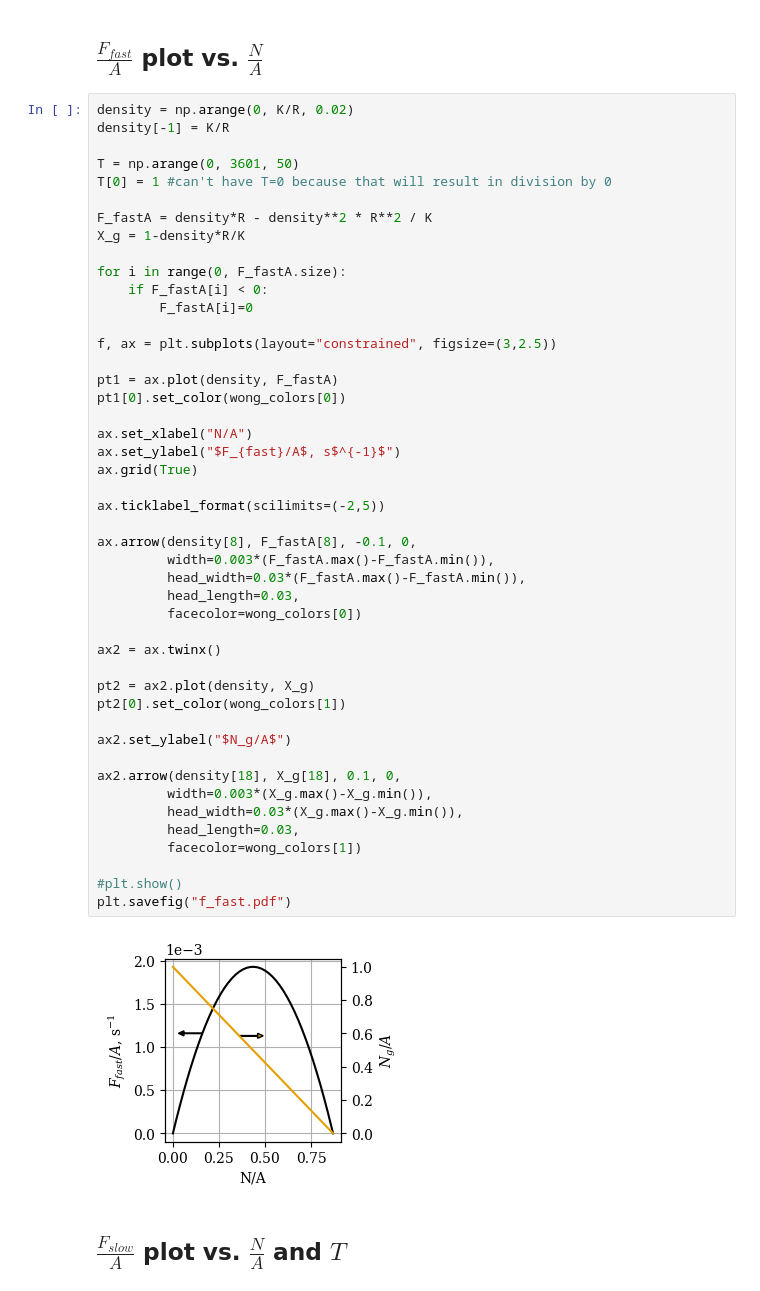
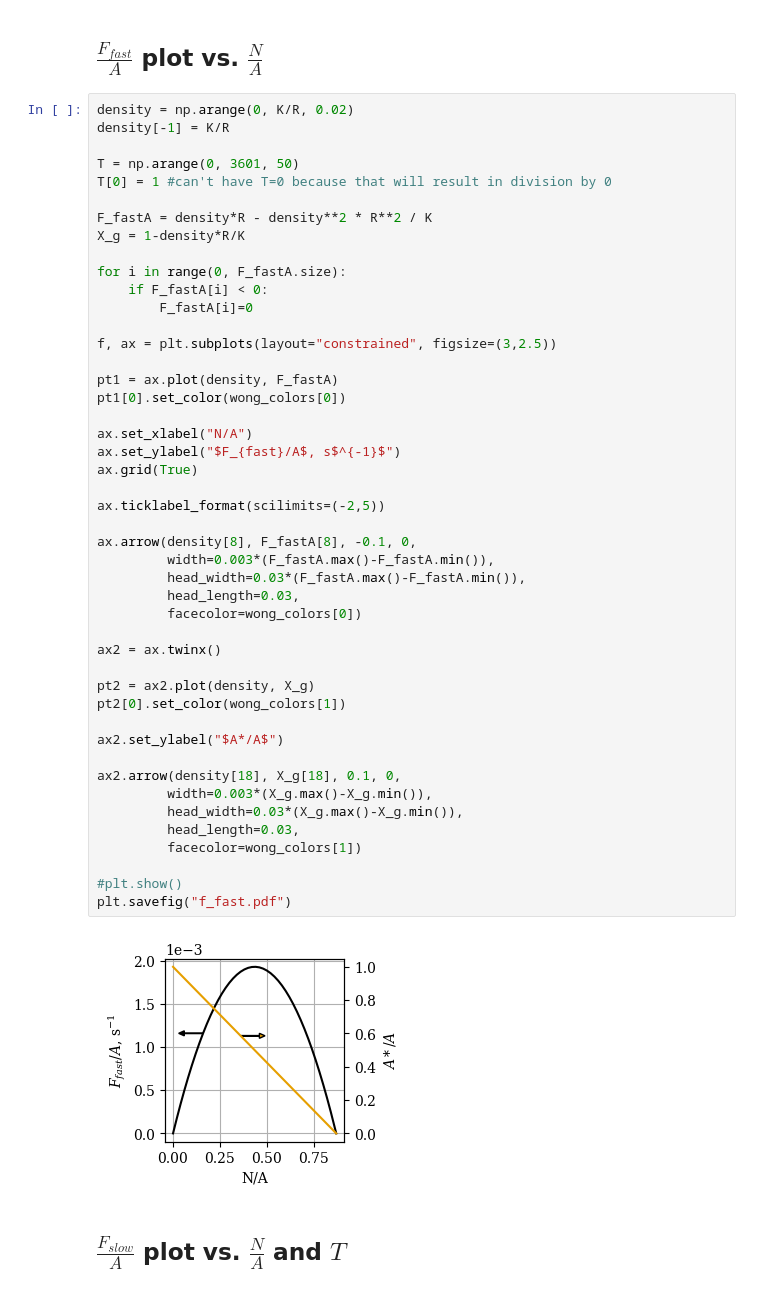
Before and after one commit to ELFREELAND/minecraft_sheep, a Jupyter notebook: deterministic/deterministic_plots.ipynb, the cells around one changed output. Saved outputs shown, nothing was run; the diff lists cells and outputs as text.

```diff
--- a/deterministic/deterministic_plots.ipynb
+++ b/deterministic/deterministic_plots.ipynb
@@ -44,35 +44,35 @@ f, ax = plt.subplots(layout="constrained", figsize=(3,2.5))
 pt1 = ax.plot(density, F_fastA)
 pt1[0].set_color(wong_colors[0])
 
 ax.set_xlabel("N/A")
 ax.set_ylabel("$F_{fast}/A$, s$^{-1}$")
 ax.grid(True)
 
 ax.ticklabel_format(scilimits=(-2,5))
 
 ax.arrow(density[8], F_fastA[8], -0.1, 0,
          width=0.003*(F_fastA.max()-F_fastA.min()),
          head_width=0.03*(F_fastA.max()-F_fastA.min()),
          head_length=0.03,
          facecolor=wong_colors[0])
 
 ax2 = ax.twinx()
 
 pt2 = ax2.plot(density, X_g)
 pt2[0].set_color(wong_colors[1])
 
-ax2.set_ylabel("$N_g/A$")
+ax2.set_ylabel("$A*/A$")
 
 ax2.arrow(density[18], X_g[18], 0.1, 0,
          width=0.003*(X_g.max()-X_g.min()),
          head_width=0.03*(X_g.max()-X_g.min()),
          head_length=0.03,
          facecolor=wong_colors[1])
 
 #plt.show()
 plt.savefig("f_fast.pdf")
 # %% [output]
-[figure, old version]
+[figure, new version]
 # %% [markdown]
 ## $\frac{F_{slow}}{A}$ plot vs. $\frac{N}{A}$ and $T$
 # %%
```
Also changed, not shown: parts of 2 cells of this notebook, 9 other files.
